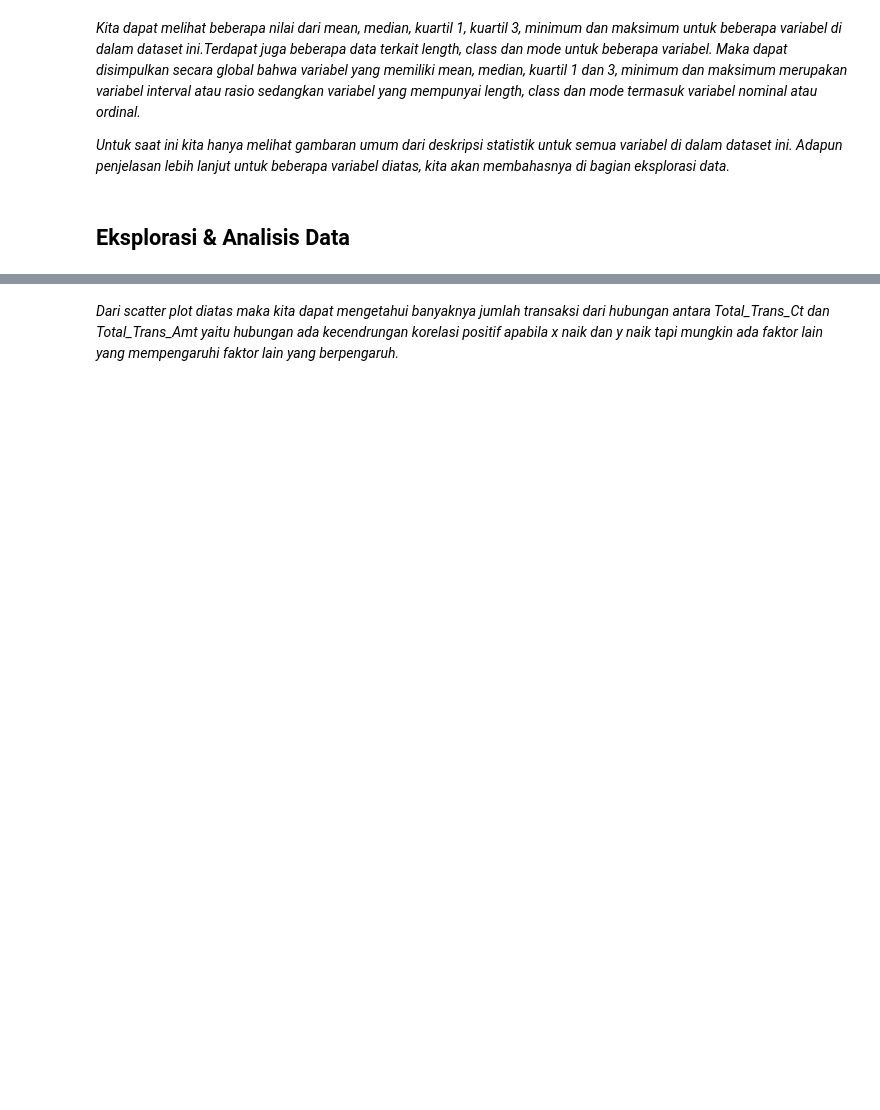
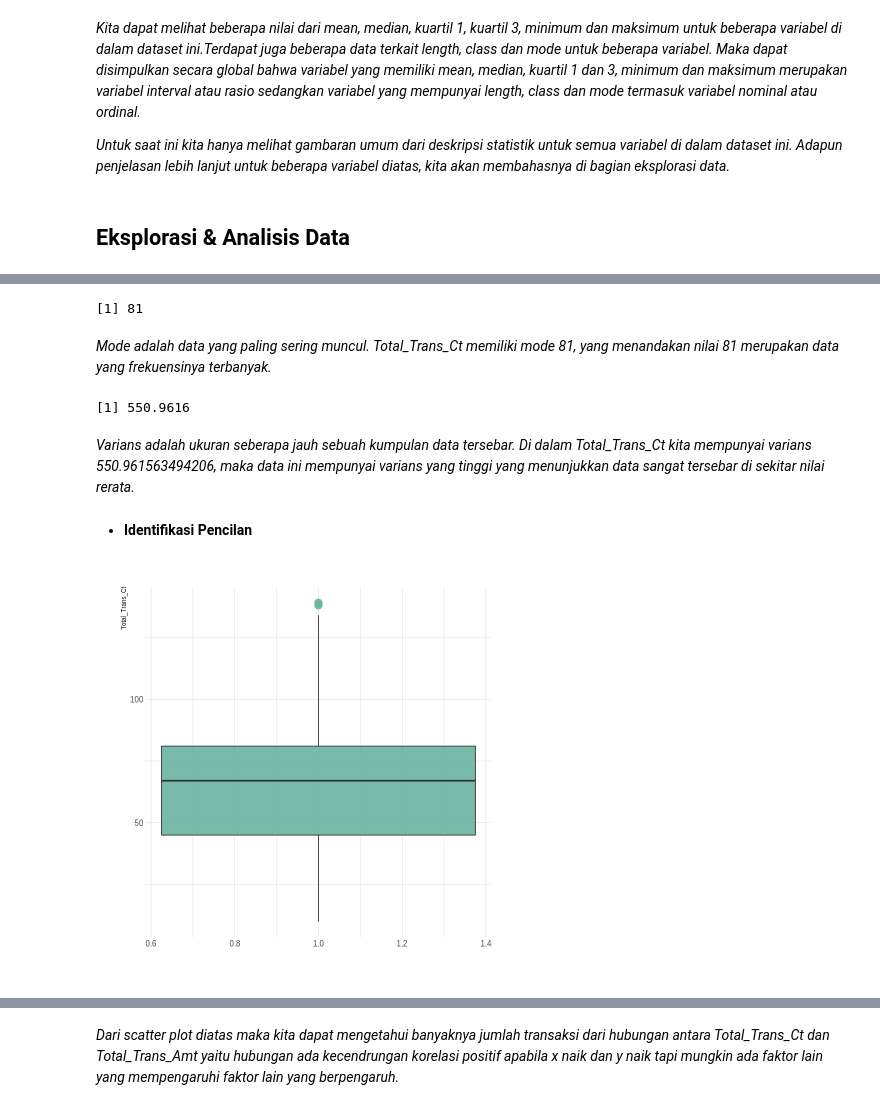
Before and after one commit to dioapw/TUBES_STATISTIKA_DATA, a Jupyter notebook: TUBES_STATISTIKA.ipynb, the cells around one changed output, grey strips where cells are left out. Drawn from its saved outputs; the diff is of its cells as text; code cells hidden in the pictures; blank space fills up the shorter version.

```diff
--- a/TUBES_STATISTIKA.ipynb
+++ b/TUBES_STATISTIKA.ipynb
@@ -178,0 +274,26 @@ plot(
+# %%
+Mode <- function(x) {
+  ux <- unique(x)
+  ux[which.max(tabulate(match(x, ux)))]
+}
+
+Mode(x)
+# %% [output]
+[1] 81
+# %% [markdown]
+*Mode adalah data yang paling sering muncul. Total_Trans_Ct memiliki mode 81, yang menandakan nilai 81 merupakan data yang frekuensinya terbanyak.*
+# %%
+var(x)
+# %% [output]
+[1] 550.9616
+# %% [markdown]
+*Varians adalah ukuran seberapa jauh sebuah kumpulan data tersebar. Di dalam Total_Trans_Ct kita mempunyai varians 550.961563494206, maka data ini mempunyai varians yang tinggi yang menunjukkan data sangat tersebar di sekitar nilai rerata.*
+# %% [markdown]
+*   **Identifikasi Pencilan**
+# %%
+ggplot(bank_data) +
+  aes(x = 1, y = Total_Trans_Ct) +
+  geom_boxplot(fill="#69b3a2",alpha = 0.9, outlier.color = "#69b3a2", outlier.size=4) + xlab("") +
+    theme_ipsum()
+# %% [output]
+[figure, added]
```
Also changed, not shown: parts of 80 cells of this notebook.
